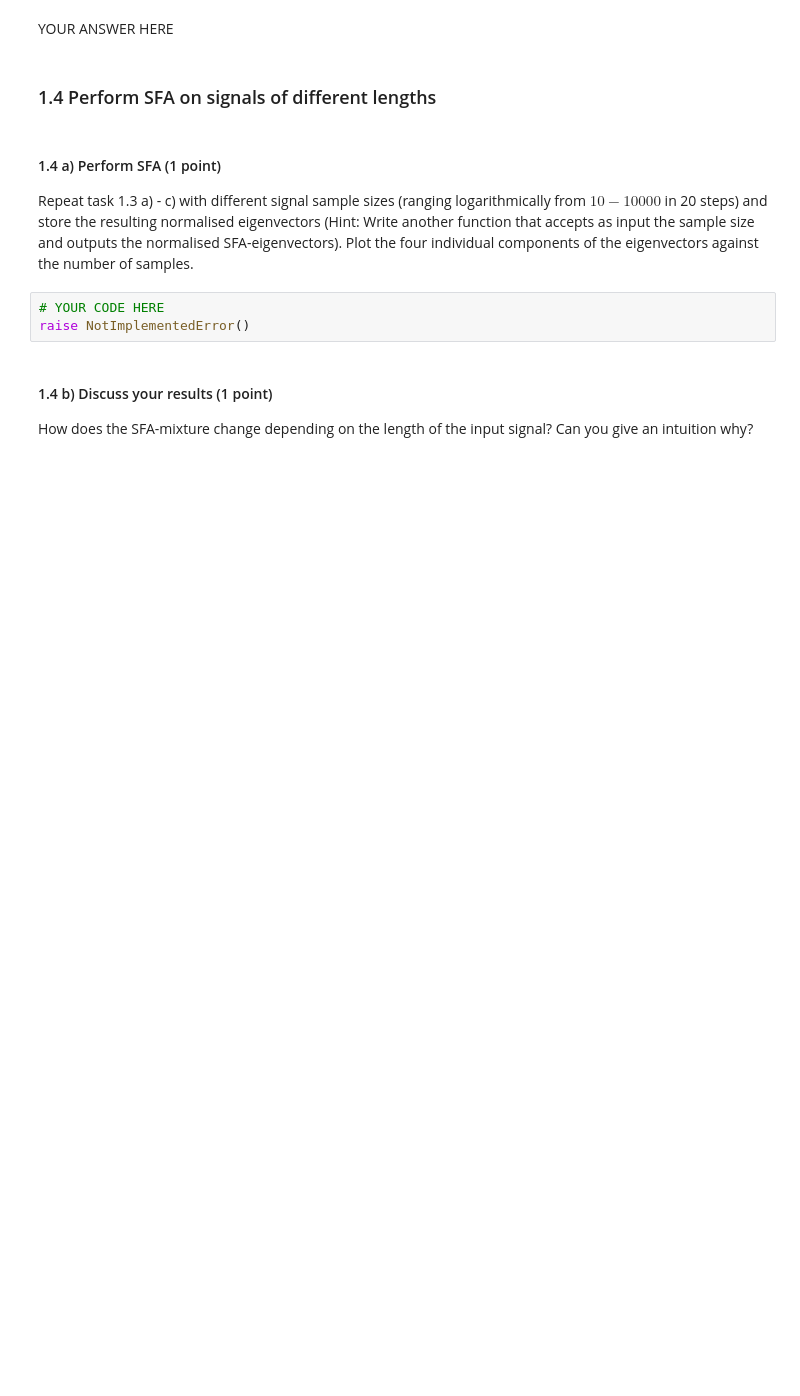
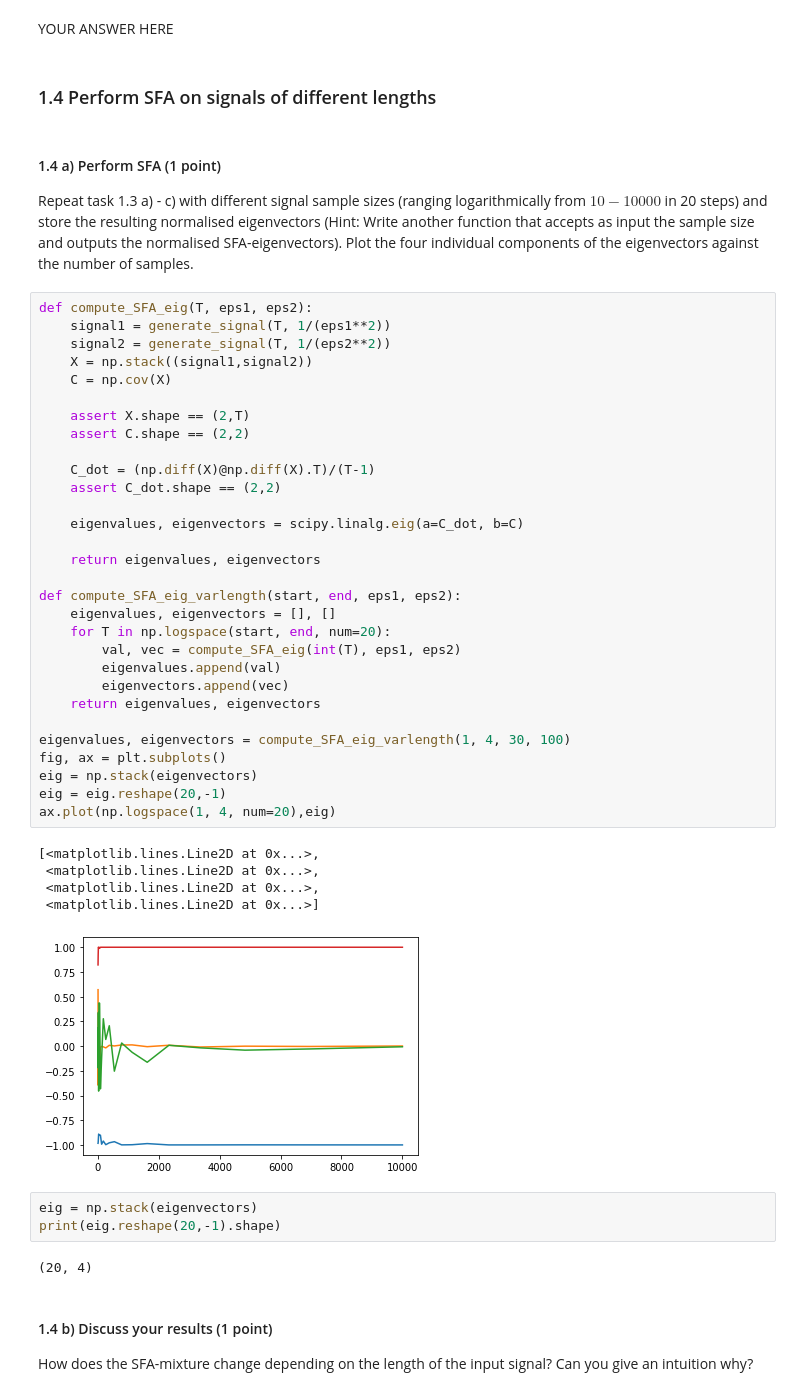
Before and after one commit to Erfan7bt/MHBF, a Jupyter notebook: 2-sfa/sfa.ipynb, the cells around one changed output. Saved outputs shown, nothing was run; the diff lists cells and outputs as text; blank space fills up the shorter version.

```diff
--- a/2-sfa/sfa.ipynb
+++ b/2-sfa/sfa.ipynb
@@ -179,9 +211,47 @@ YOUR ANSWER HERE
 #### 1.4 a) Perform SFA (1 point)
 
 Repeat task 1.3 a) - c) with different signal sample sizes (ranging logarithmically from $10-10000$ in 20 steps) and store the resulting normalised eigenvectors (Hint: Write another function that accepts as input the sample size and outputs the normalised SFA-eigenvectors). Plot the four individual components of the eigenvectors against the number of samples.
-# %%
-# YOUR CODE HERE
-raise NotImplementedError()
+# %%
+def compute_SFA_eig(T, eps1, eps2):
+    signal1 = generate_signal(T, 1/(eps1**2))
+    signal2 = generate_signal(T, 1/(eps2**2))
+    X = np.stack((signal1,signal2))
+    C = np.cov(X)
+
+    assert X.shape == (2,T)
+    assert C.shape == (2,2)
+
+    C_dot = (np.diff(X)@np.diff(X).T)/(T-1)
+    assert C_dot.shape == (2,2)
+
+    eigenvalues, eigenvectors = scipy.linalg.eig(a=C_dot, b=C)
+
+    return eigenvalues, eigenvectors
+
+def compute_SFA_eig_varlength(start, end, eps1, eps2):
+    eigenvalues, eigenvectors = [], []
+    for T in np.logspace(start, end, num=20):
+        val, vec = compute_SFA_eig(int(T), eps1, eps2)
+        eigenvalues.append(val)
+        eigenvectors.append(vec)
+    return eigenvalues, eigenvectors
+
+eigenvalues, eigenvectors = compute_SFA_eig_varlength(1, 4, 30, 100)
+fig, ax = plt.subplots()
+eig = np.stack(eigenvectors)
+eig = eig.reshape(20,-1)
+ax.plot(np.logspace(1, 4, num=20),eig)
+# %% [output]
+[<matplotlib.lines.Line2D at 0x...>,
+ <matplotlib.lines.Line2D at 0x...>,
+ <matplotlib.lines.Line2D at 0x...>,
+ <matplotlib.lines.Line2D at 0x...>]
+[figure, added]
+# %%
+eig = np.stack(eigenvectors)
+print(eig.reshape(20,-1).shape)
+# %% [output]
+(20, 4)
 # %% [markdown]
 #### 1.4 b) Discuss your results (1 point)
 How does the SFA-mixture change depending on the length of the input signal? Can you give an intuition why?
```
Also changed, not shown: parts of 37 cells of this notebook.
